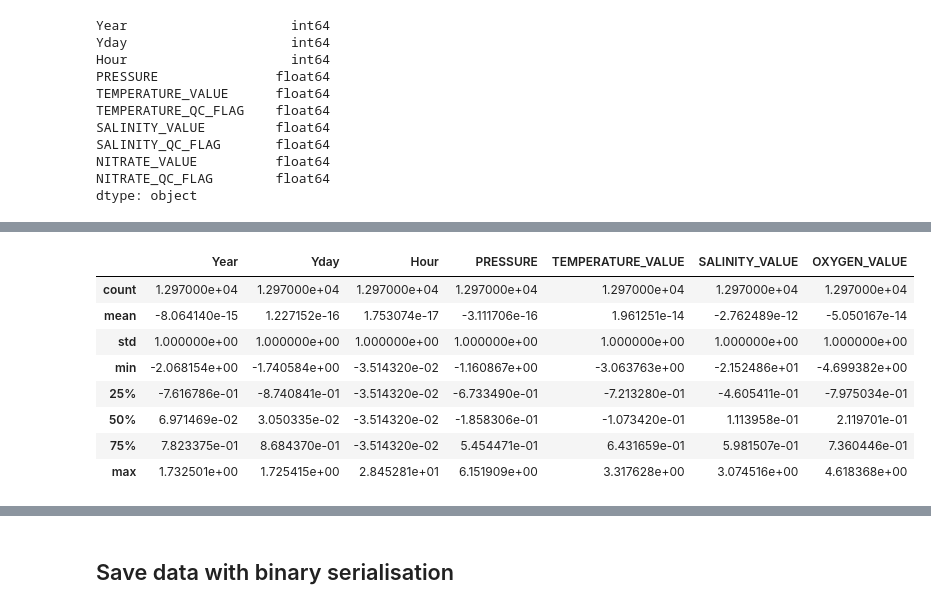
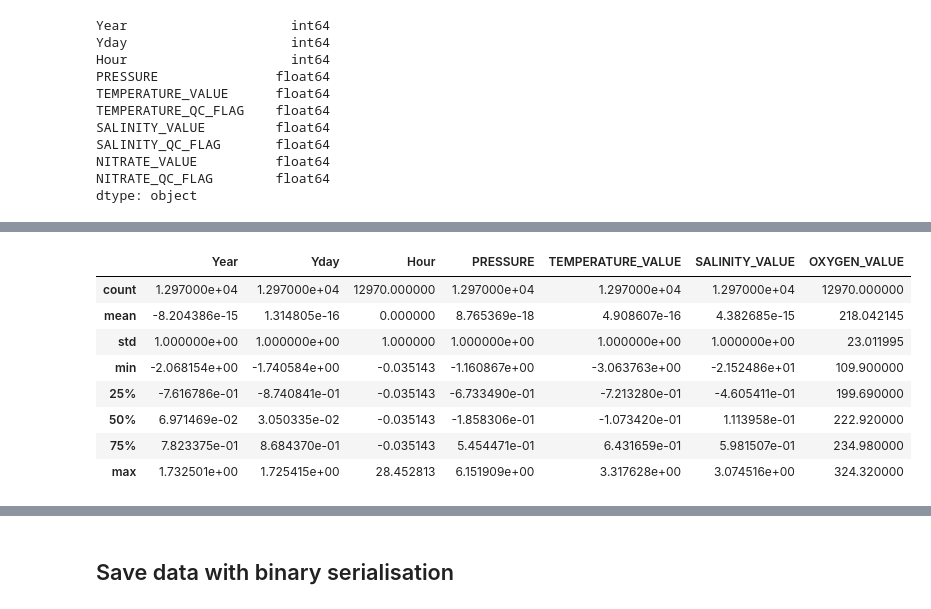
Before and after one commit to SteefanContractor/OceanML, a Jupyter notebook: script/data_preparation.ipynb, the cells around one changed output, grey strips where cells are left out. Cells and saved outputs as stored; diff of their text form; code cells hidden in the pictures.

```diff
--- a/script/data_preparation.ipynb
+++ b/script/data_preparation.ipynb
@@ -5,7 +5,7 @@ import matplotlib.pyplot as plt
 import seaborn as sns
 %matplotlib inline
 # %%
-rawdat = pd.read_csv("/home/z3289452/sci-maths-ocean/shared/PEOPLE/Steefan/Ship_data/NRSPHB_1953_2010.csv")
+rawdat = pd.read_csv("/srv/scratch/z3289452/OceanDataScience/Ship_data/NRSPHB_1953_2010.csv")
 # %%
 rawdat.columns
 # %% [output]
@@ -245,0 +273,6 @@ nitrate.describe()
+# %%
+stats = oxygen.describe()
+stats['OXYGEN_VALUE']['mean'] = 0
+stats['OXYGEN_VALUE']['std'] = 1
+stats = stats.transpose()
+stats
@@ -246,14 +291,14 @@ nitrate.describe()
 # %%
-oxygen = (oxygen - oxygen.mean())/oxygen.std()
+oxygen = (oxygen - stats['mean'])/stats['std']
 oxygen.drop(columns=['TEMPERATURE_QC_FLAG','SALINITY_QC_FLAG','OXYGEN_QC_FLAG'], inplace=True)
 oxygen.describe()
 # %% [output]
 |  | Year | Yday | Hour | PRESSURE | TEMPERATURE_VALUE | SALINITY_VALUE | OXYGEN_VALUE |
-| count | 1.297000e+04 | 1.297000e+04 | 1.297000e+04 | 1.297000e+04 | 1.297000e+04 | 1.297000e+04 | 1.297000e+04 |
-| mean | -8.064140e-15 | 1.227152e-16 | 1.753074e-17 | -3.111706e-16 | 1.961251e-14 | -2.762489e-12 | -5.050167e-14 |
-| std | 1.000000e+00 | 1.000000e+00 | 1.000000e+00 | 1.000000e+00 | 1.000000e+00 | 1.000000e+00 | 1.000000e+00 |
-| min | -2.068154e+00 | -1.740584e+00 | -3.514320e-02 | -1.160867e+00 | -3.063763e+00 | -2.152486e+01 | -4.699382e+00 |
-| 25% | -7.616786e-01 | -8.740841e-01 | -3.514320e-02 | -6.733490e-01 | -7.213280e-01 | -4.605411e-01 | -7.975034e-01 |
-| 50% | 6.971469e-02 | 3.050335e-02 | -3.514320e-02 | -1.858306e-01 | -1.073420e-01 | 1.113958e-01 | 2.119701e-01 |
-| 75% | 7.823375e-01 | 8.684370e-01 | -3.514320e-02 | 5.454471e-01 | 6.431659e-01 | 5.981507e-01 | 7.360446e-01 |
-| max | 1.732501e+00 | 1.725415e+00 | 2.845281e+01 | 6.151909e+00 | 3.317628e+00 | 3.074516e+00 | 4.618368e+00 |
+| count | 1.297000e+04 | 1.297000e+04 | 12970.000000 | 1.297000e+04 | 1.297000e+04 | 1.297000e+04 | 12970.000000 |
+| mean | -8.204386e-15 | 1.314805e-16 | 0.000000 | 8.765369e-18 | 4.908607e-16 | 4.382685e-15 | 218.042145 |
+| std | 1.000000e+00 | 1.000000e+00 | 1.000000 | 1.000000e+00 | 1.000000e+00 | 1.000000e+00 | 23.011995 |
+| min | -2.068154e+00 | -1.740584e+00 | -0.035143 | -1.160867e+00 | -3.063763e+00 | -2.152486e+01 | 109.900000 |
+| 25% | -7.616786e-01 | -8.740841e-01 | -0.035143 | -6.733490e-01 | -7.213280e-01 | -4.605411e-01 | 199.690000 |
+| 50% | 6.971469e-02 | 3.050335e-02 | -0.035143 | -1.858306e-01 | -1.073420e-01 | 1.113958e-01 | 222.920000 |
+| 75% | 7.823375e-01 | 8.684370e-01 | -0.035143 | 5.454471e-01 | 6.431659e-01 | 5.981507e-01 | 234.980000 |
+| max | 1.732501e+00 | 1.725415e+00 | 28.452813 | 6.151909e+00 | 3.317628e+00 | 3.074516e+00 | 324.320000 |
```
Also changed, not shown: parts of 8 cells of this notebook, 4 other files.
